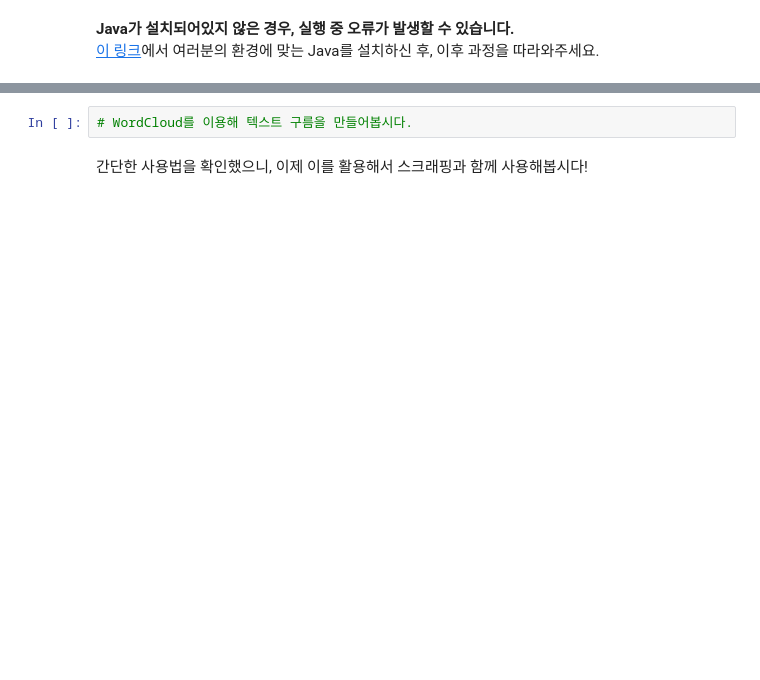
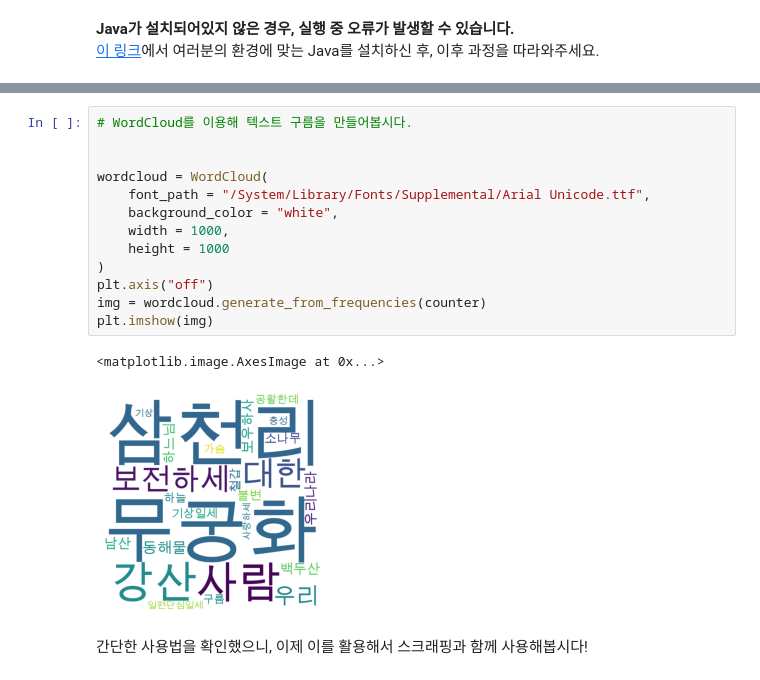
Before and after one commit to Jeon-peng/2023_prgrms_de_devcourse, a Jupyter notebook: 2weeks/4-4. 뭉게뭉게 단어구름, Wordcloud.ipynb, the cells around one changed output, grey strips where cells are left out. Saved outputs shown, nothing was run; the diff lists cells and outputs as text; blank space fills up the shorter version.

```diff
--- a/2weeks/4-4. 뭉게뭉게 단어구름, Wordcloud.ipynb
+++ b/2weeks/4-4. 뭉게뭉게 단어구름, Wordcloud.ipynb
@@ -103,4 +117,18 @@ NameError: name 'words' is not defined
 # %%
 # WordCloud를 이용해 텍스트 구름을 만들어봅시다.
+
+
+wordcloud = WordCloud(
+    font_path = "/System/Library/Fonts/Supplemental/Arial Unicode.ttf",
+    background_color = "white",
+    width = 1000,
+    height = 1000
+)
+plt.axis("off")
+img = wordcloud.generate_from_frequencies(counter)
+plt.imshow(img)
+# %% [output]
+<matplotlib.image.AxesImage at 0x...>
+[figure, added]
 # %% [markdown]
 간단한 사용법을 확인했으니, 이제 이를 활용해서 스크래핑과 함께 사용해봅시다!
```
Also changed, not shown: parts of 4 cells of this notebook.
